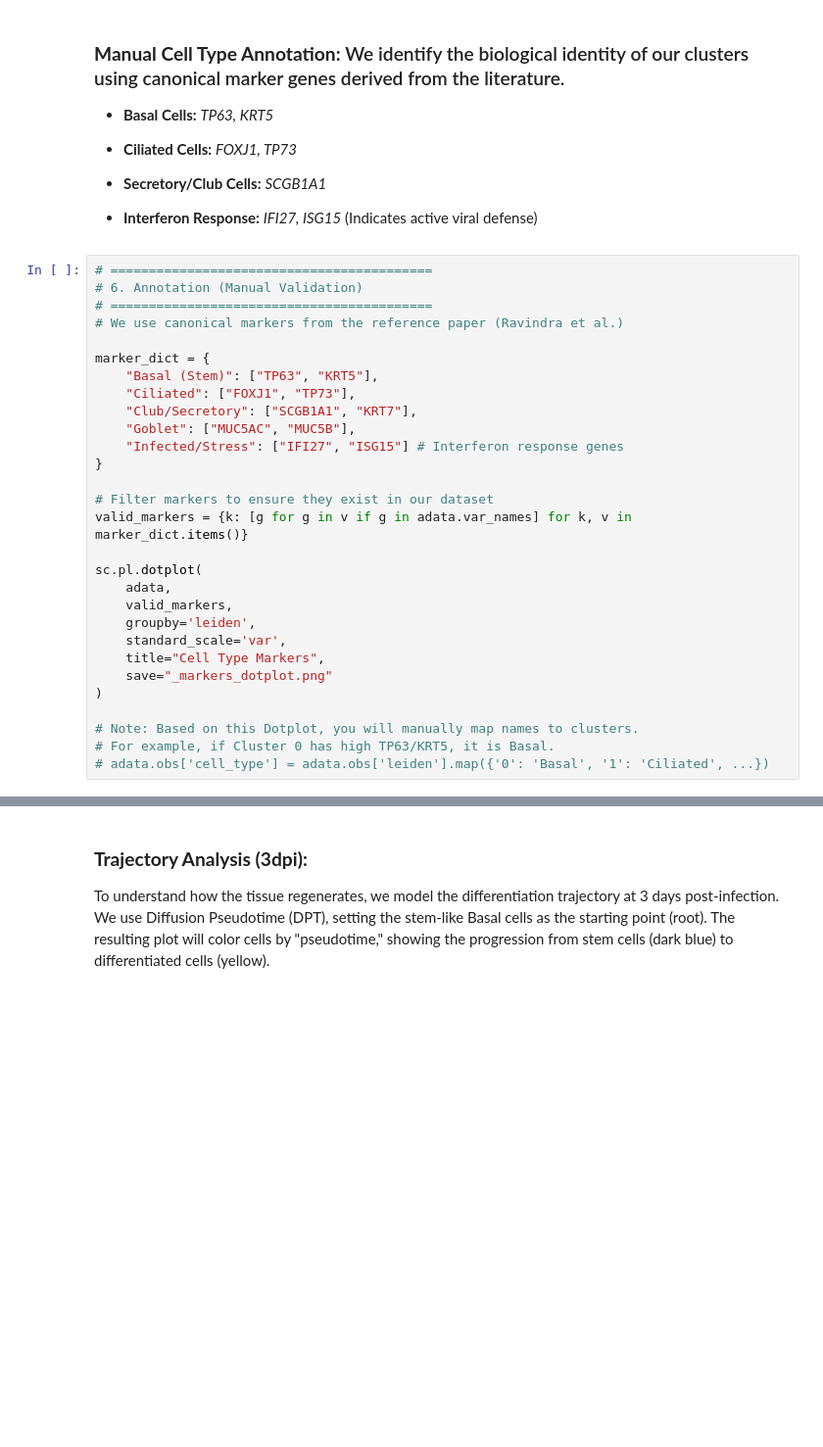
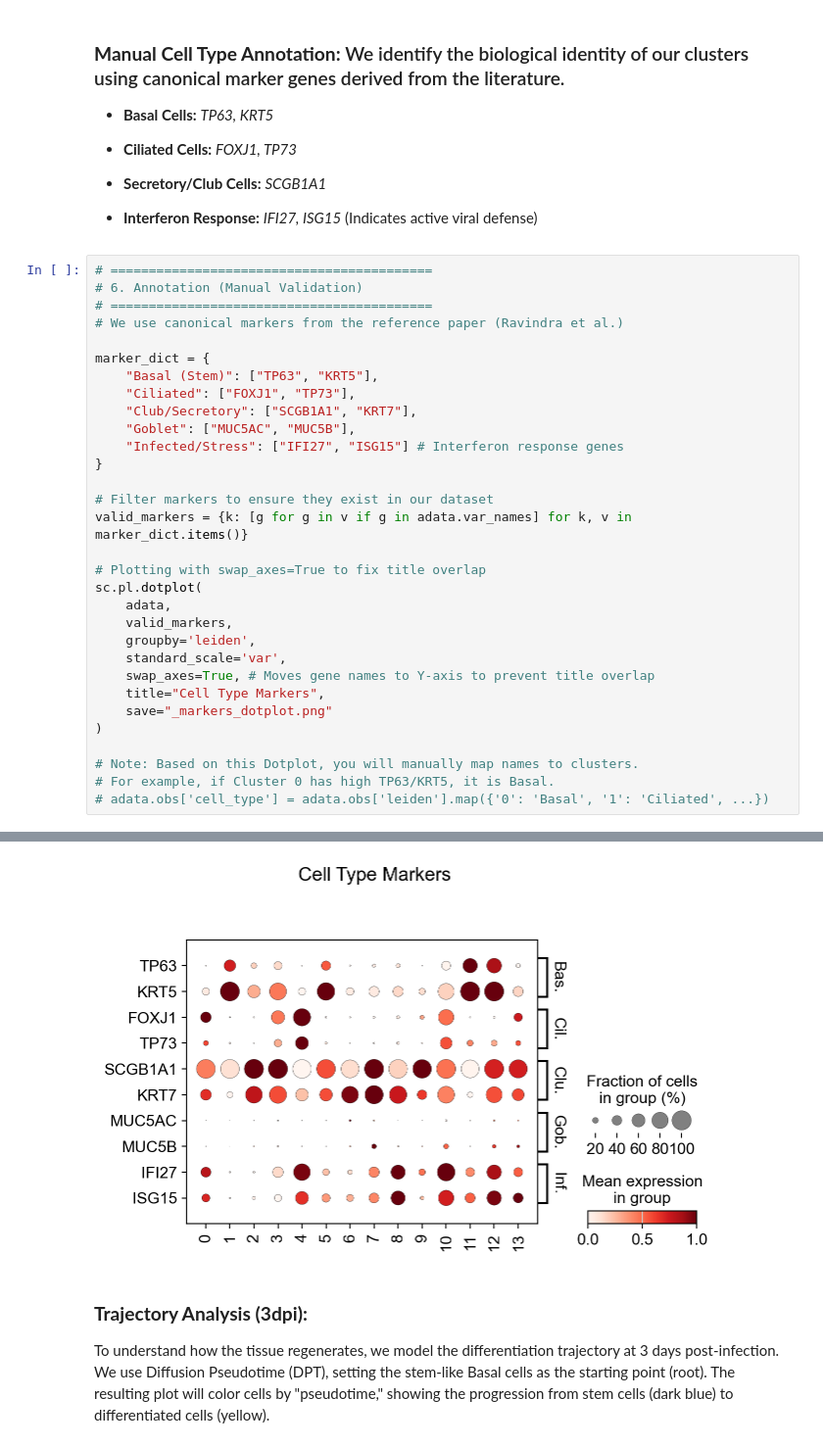
Before and after one commit to opemidimejiosatoyinbo/HackBio_Single_Cell_RNA_Sequencing_Internship_2025, a Jupyter notebook: HackBio_Internship_SC_RNA-Seq_2025/Stage_Three/notebooks/sars_cov2_infection_dynamics.ipynb, the cells around one changed output, grey strips where cells are left out. Shown at 98% size. Drawn from its saved outputs; the diff is of its cells as text; blank space fills up the shorter version.

```diff
--- a/HackBio_Internship_SC_RNA-Seq_2025/Stage_Three/notebooks/sars_cov2_infection_dynamics.ipynb
+++ b/HackBio_Internship_SC_RNA-Seq_2025/Stage_Three/notebooks/sars_cov2_infection_dynamics.ipynb
@@ -228,11 +293,13 @@ marker_dict = {
 # Filter markers to ensure they exist in our dataset
 valid_markers = {k: [g for g in v if g in adata.var_names] for k, v in marker_dict.items()}
 
+# Plotting with swap_axes=True to fix title overlap
 sc.pl.dotplot(
     adata,
     valid_markers,
     groupby='leiden',
     standard_scale='var',
+    swap_axes=True, # Moves gene names to Y-axis to prevent title overlap
     title="Cell Type Markers",
     save="_markers_dotplot.png"
 )
@@ -240,3 +307,4 @@ sc.pl.dotplot(
 # Note: Based on this Dotplot, you will manually map names to clusters.
 # For example, if Cluster 0 has high TP63/KRT5, it is Basal.
 # adata.obs['cell_type'] = adata.obs['leiden'].map({'0': 'Basal', '1': 'Ciliated', ...})
+# %% [output]
@@ -243,3 +312,4 @@ sc.pl.dotplot(
+[figure, added]
 # %% [markdown]
 ### **Trajectory Analysis (3dpi):**
 To understand how the tissue regenerates, we model the differentiation trajectory at 3 days post-infection. We use Diffusion Pseudotime (DPT), setting the stem-like Basal cells as the starting point (root).
```
Also changed, not shown: parts of 7 cells of this notebook, 3 other files.
